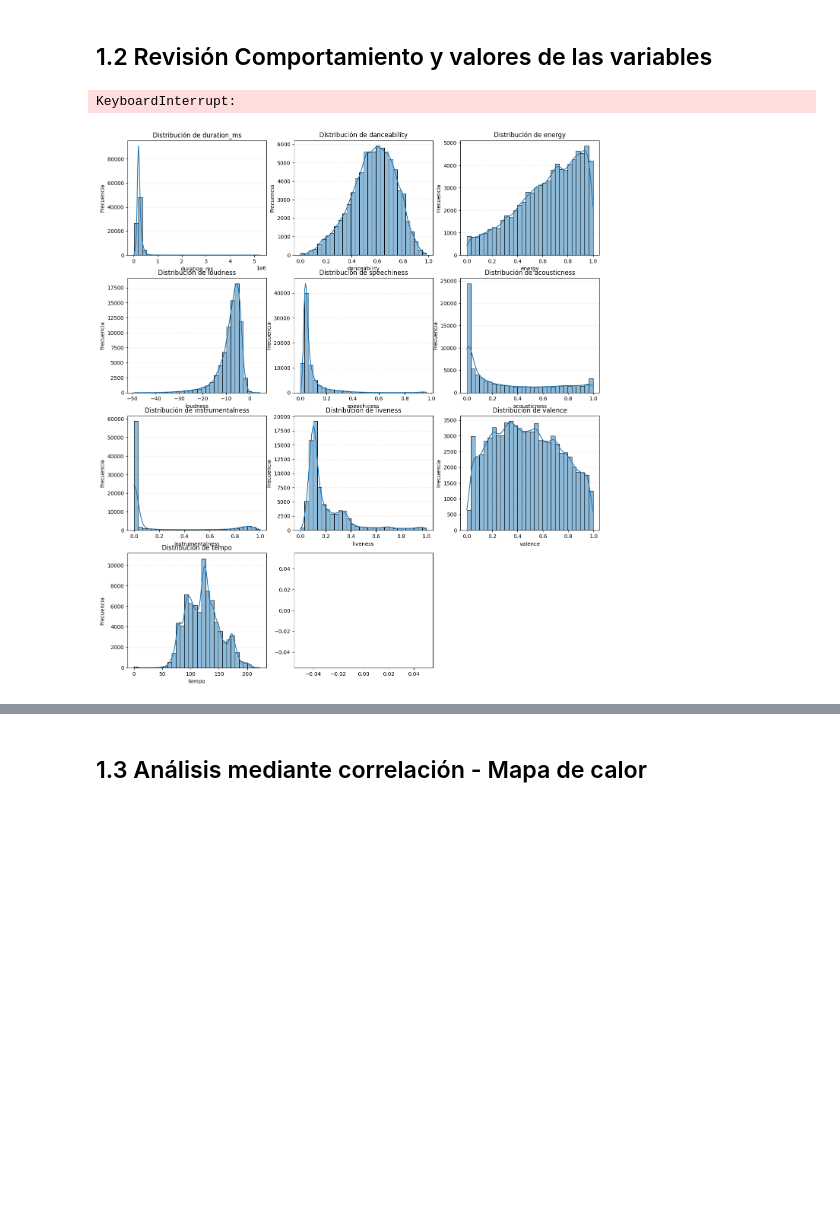
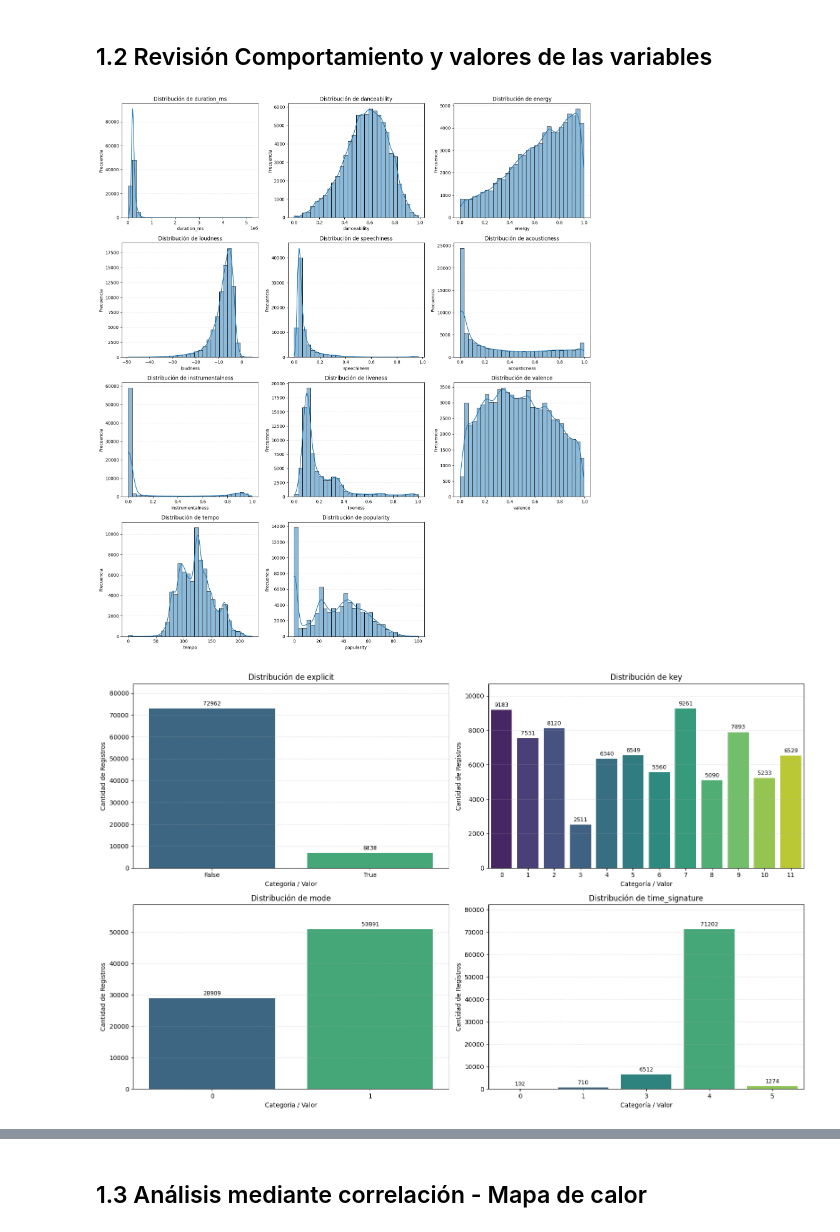
Before and after one commit to JohanManjarresMIAD/JohanManjarresMIAD-JohanManjarresMIAD-MIAD_ML_NLP_2026-Grupo_26, a Jupyter notebook: Semana 3/S3P1_proyecto1_v2.ipynb, the cells around one changed output, grey strips where cells are left out. Saved outputs shown, nothing was run; the diff lists cells and outputs as text; code cells hidden in the pictures; blank space fills up the shorter version.

```diff
--- a/Semana 3/S3P1_proyecto1_v2.ipynb
+++ b/Semana 3/S3P1_proyecto1_v2.ipynb
@@ -127,43 +127,44 @@ var_numericas, var_categoricas, vars_cat_num = clasificar_variables(data_Trainin
 plt.figure(figsize=(16, 18))
 for i, var in enumerate(var_numericas):
     plt.subplot((len(var_numericas) + 2) // 3, 3, i + 1)
-    sns.histplot(dataTraining[var], kde=True, bins=30)
+    sns.histplot(data_Training[var], kde=True, bins=30)
     plt.title(f'Distribución de {var}')
     plt.xlabel(var)
     plt.ylabel('Frecuencia')
     plt.grid(axis='y', linestyle='--', alpha=0.3)
 plt.tight_layout()
 plt.show()
 
 #Vemos el comportamiento de las varaiables binarias
 plt.figure(figsize=(16, 10))
 for i, var in enumerate(vars_cat_num):
     ax = plt.subplot(2, 2, i + 1)
-    sns.countplot(data=dataTraining, x=var, palette='viridis', ax=ax)
+    sns.countplot(data=data_Training, x=var, palette='viridis', ax=ax)
     for container in ax.containers:
         ax.bar_label(container, padding=3, fontsize=9)
     plt.grid(axis='y', linestyle='--', alpha=0.4)
     plt.title(f'Distribución de {var}', fontsize=12)
     plt.xlabel('Categoría / Valor')
     plt.ylabel('Cantidad de Registros')
     ax.set_ylim(0, ax.get_ylim()[1] * 1.1)
 plt.tight_layout()
 plt.show()
 
 #Vemos el comportamiento de las varaiables categóricas - top 20
 plt.figure(figsize=(16, 10))
 for i, var in enumerate(var_categoricas):
     ax = plt.subplot(2, 2, i + 1)
-    sns.countplot(data=dataTraining, x=var, palette='viridis', ax=ax)
+    top_values = data_Training[var].value_counts().head(20)
+    sns.barplot(x=top_values.values, y=top_values.index, palette='magma', ax=ax)
     for container in ax.containers:
-        ax.bar_label(container, padding=3, fontsize=9)
-    plt.grid(axis='y', linestyle='--', alpha=0.4)
-    plt.title(f'Distribución de {var}', fontsize=12)
-    plt.xlabel('Categoría / Valor')
-    plt.ylabel('Cantidad de Registros')
-    ax.set_ylim(0, ax.get_ylim()[1] * 1.1)
+        ax.bar_label(container, padding=5, fontsize=9)
+    ax.set_title(f'Top 20: {var}', fontsize=13, fontweight='bold', pad=15)
+    ax.set_xlabel('Cantidad de Registros')
+    ax.set_ylabel('')
+    ax.grid(axis='x', linestyle='--', alpha=0.4)
+    ax.set_xlim(0, top_values.values.max() * 1.2)
 plt.tight_layout()
 plt.show()
 # %% [output]
-KeyboardInterrupt:
-[figure, old version]
+[figure, new version]
+[figure, added]
```
Also changed, not shown: parts of 9 cells of this notebook, 3 other files.
